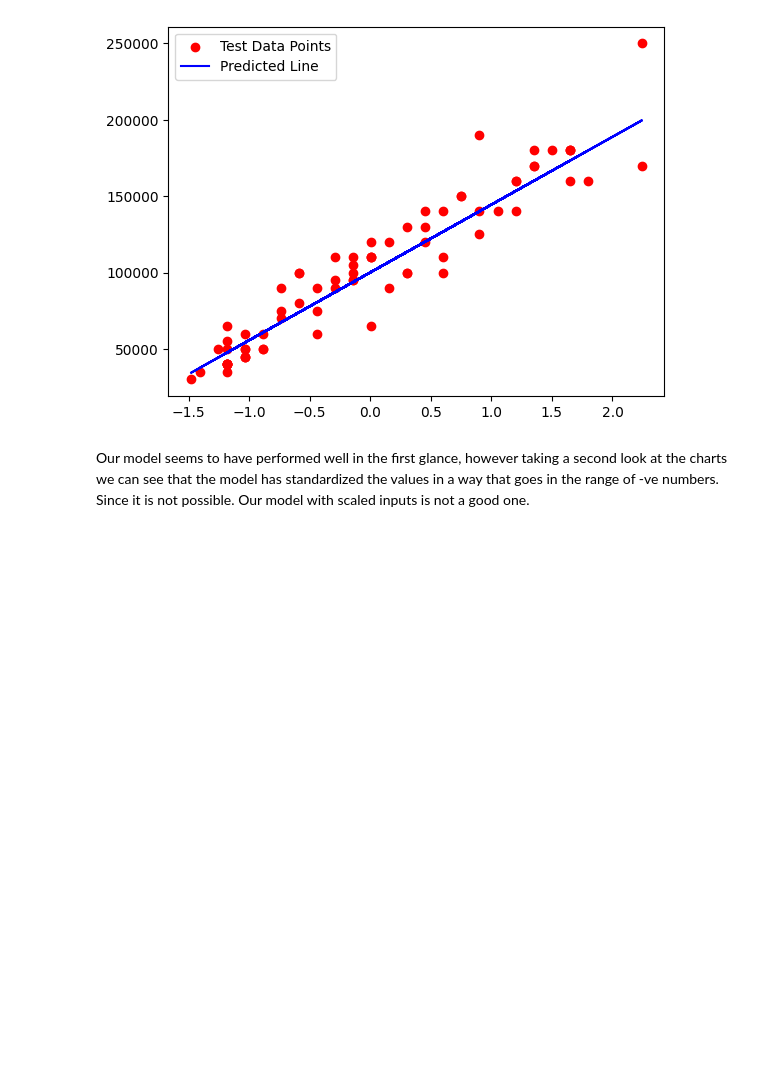
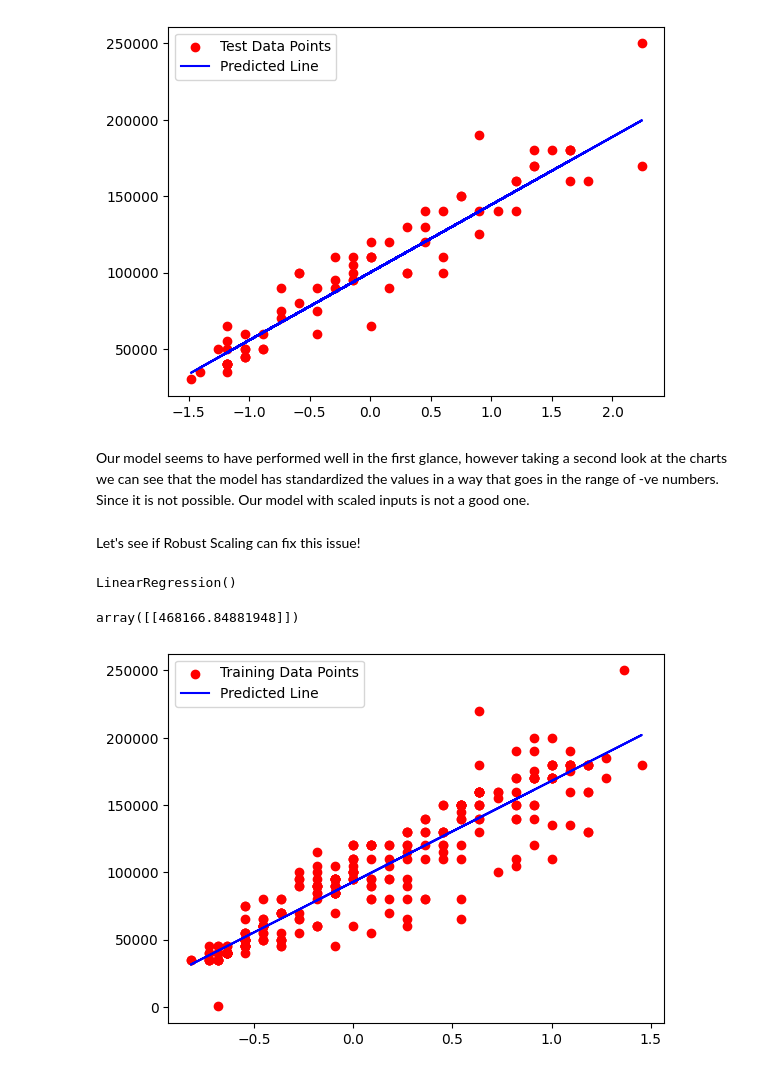
Before and after one commit to Apil120/Learn-ML, a Jupyter notebook: LinearRegression/LinearRegression.ipynb, the cells around one changed output. Drawn from its saved outputs; the diff is of its cells as text; code cells hidden in the pictures; blank space fills up the shorter version.

Commit message:
Robust scaler code

```diff
--- a/LinearRegression/LinearRegression.ipynb
+++ b/LinearRegression/LinearRegression.ipynb
@@ -246,3 +246,29 @@ plt.show()
 [figure]
 # %% [markdown]
 Our model seems to have performed well in the first glance, however taking a second look at the charts we can see that the model has standardized the values in a way that goes in the range of -ve numbers. Since it is not possible. Our model with scaled inputs is not a good one.
+# %% [markdown]
+Let's see if Robust Scaling can fix this issue!
+# %%
+from sklearn.preprocessing import RobustScaler
+robust_scaler = RobustScaler()
+robust_scaled_X_train = robust_scaler.fit_transform(X_train)
+robust_scaled_X_test = robust_scaler.fit_transform(X_test)
+# %%
+robust_lr_model = LinearRegression()
+
+robust_lr_model.fit(robust_scaled_X_train,Y_train)
+# %% [output]
+LinearRegression()
+# %%
+exeperience = float(input("Enter your years of experience"))
+model_input = np.array([[exeperience]])
+robust_lr_model.predict(model_input)
+# %% [output]
+array([[468166.84881948]])
+# %%
+plt.scatter(robust_scaled_X_train,Y_train,color = 'red',label="Training Data Points")
+plt.plot(robust_scaled_X_train,robust_lr_model.predict(robust_scaled_X_train),color = 'blue',label="Predicted Line")
+plt.legend()
+plt.show()
+# %% [output]
+[figure, added]
```
Also changed, not shown: parts of 1 cell of this notebook.
